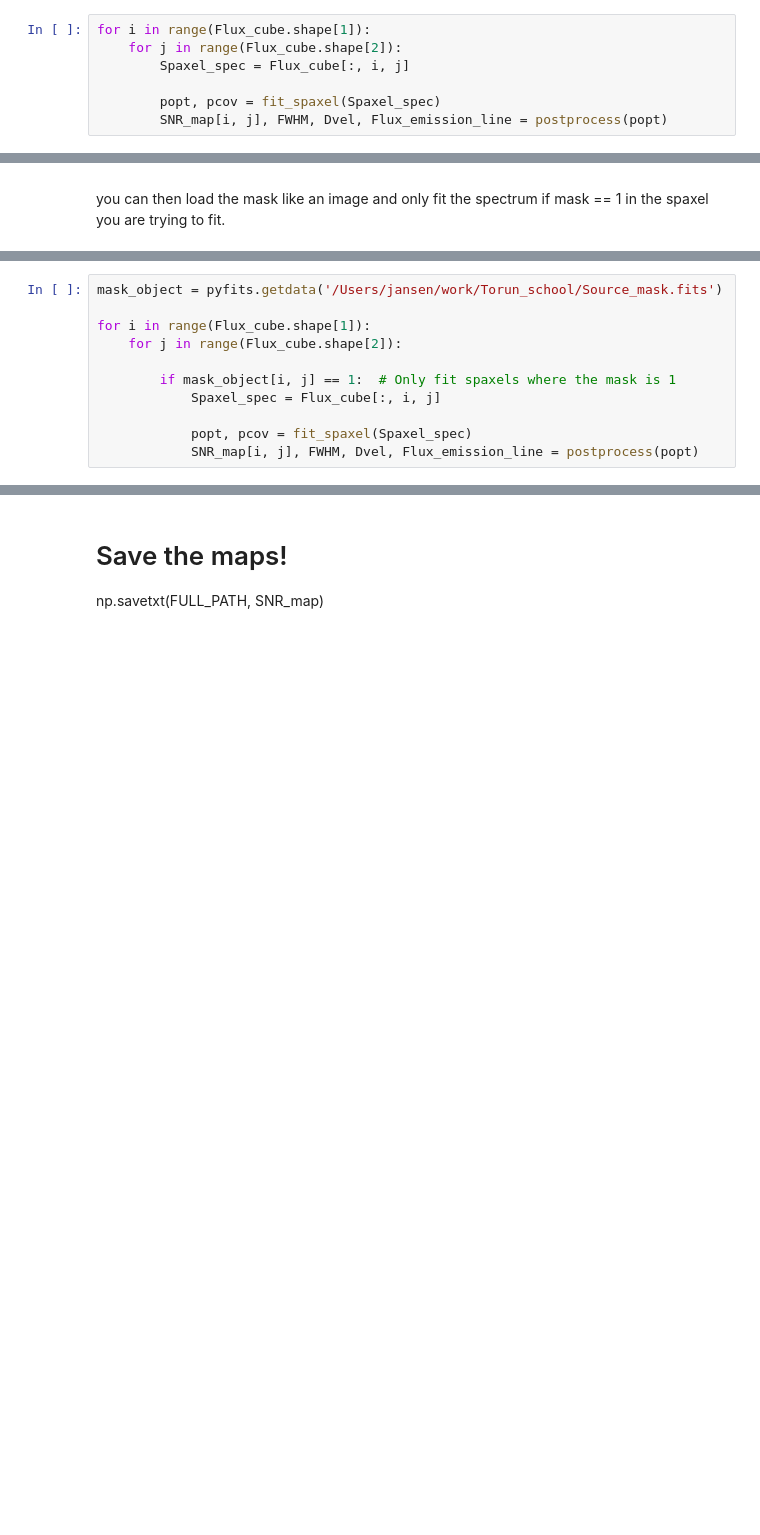
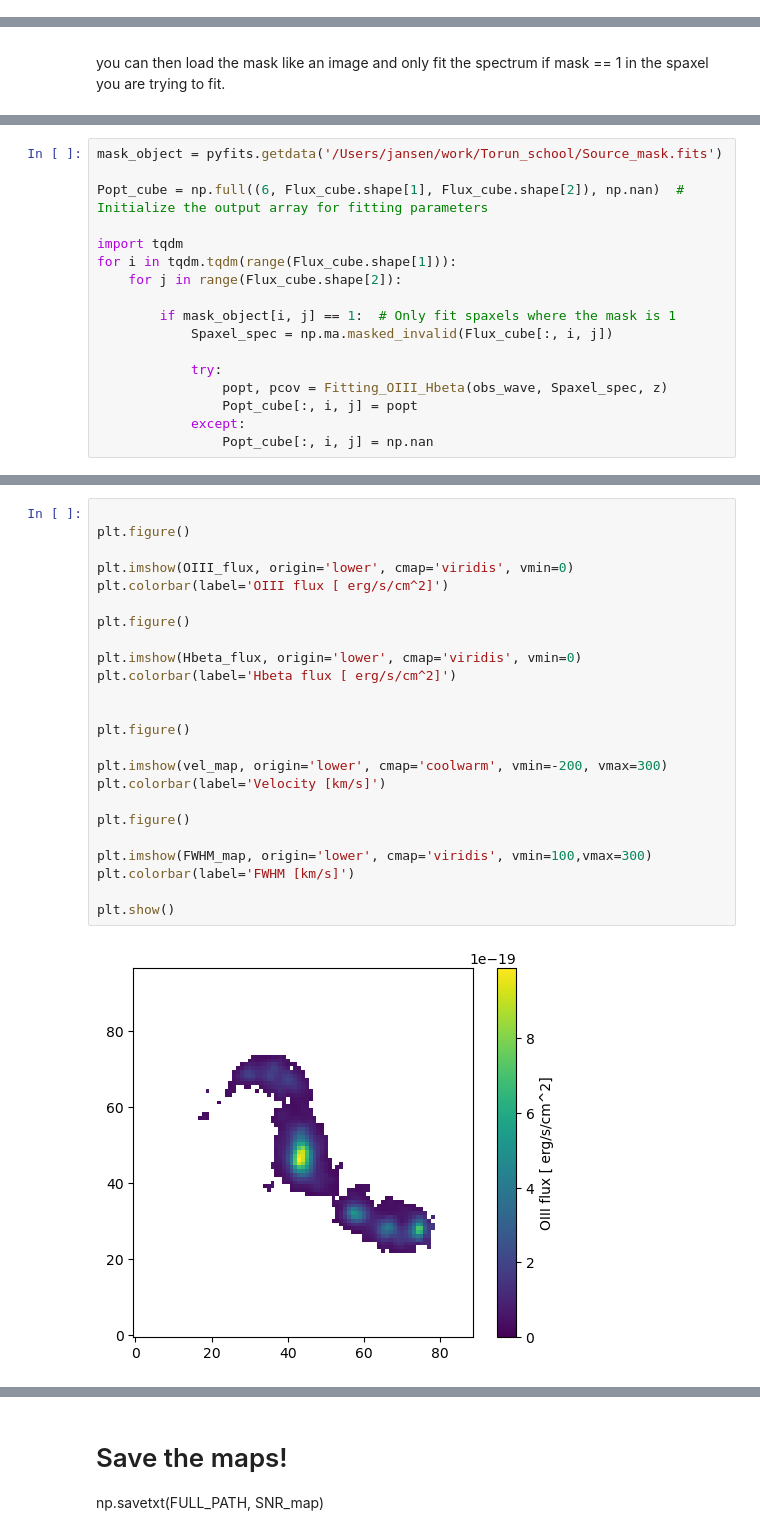
Before and after one commit to honzascholtz/Qubespec, a Jupyter notebook: Tutorial/Torun_school/5_Spaxel-by-spaxel_fitting.ipynb, the cells around one changed output, grey strips where cells are left out. Cells and saved outputs as stored; diff of their text form; blank space fills up the shorter version.

Commit message:
Spaxel-byspaxel solution

```diff
--- a/Tutorial/Torun_school/5_Spaxel-by-spaxel_fitting.ipynb
+++ b/Tutorial/Torun_school/5_Spaxel-by-spaxel_fitting.ipynb
@@ -170,13 +146,6 @@ SNR_map = np.full( Flux_cube.shape[1:], np.nan) # creates a 2D array of the shap
 # Create the rest:
 # %% [markdown]
 now in order to fit the entire cube you can just iterate over the full cube:
-# %%
-for i in range(Flux_cube.shape[1]):
-    for j in range(Flux_cube.shape[2]):
-        Spaxel_spec = Flux_cube[:, i, j]
-
-        popt, pcov = fit_spaxel(Spaxel_spec)
-        SNR_map[i, j], FWHM, Dvel, Flux_emission_line = postprocess(popt)
 # %% [markdown]
 However, this is very inefficent since a lot of the spaxel are empty, we know it based on the info we got from the QFitsView. We can try to something smart like create a Halpha map and try to only fit spaxel with SNR>3 mask. But that gets fiddly based on your detection algorithm (just like in broad band images), I like to create a mask in QFitsView and save the mask.
 
@@ -186,11 +239,17 @@ you can then load the mask like an image and only fit the spectrum if mask == 1
 # %%
 mask_object = pyfits.getdata('/Users/jansen/work/Torun_school/Source_mask.fits')
 
-for i in range(Flux_cube.shape[1]):
+Popt_cube = np.full((6, Flux_cube.shape[1], Flux_cube.shape[2]), np.nan)  # Initialize the output array for fitting parameters
+
+import tqdm
+for i in tqdm.tqdm(range(Flux_cube.shape[1])):
     for j in range(Flux_cube.shape[2]):
 
         if mask_object[i, j] == 1:  # Only fit spaxels where the mask is 1
-            Spaxel_spec = Flux_cube[:, i, j]
+            Spaxel_spec = np.ma.masked_invalid(Flux_cube[:, i, j])
 
-            popt, pcov = fit_spaxel(Spaxel_spec)
-            SNR_map[i, j], FWHM, Dvel, Flux_emission_line = postprocess(popt)
+            try:
+                popt, pcov = Fitting_OIII_Hbeta(obs_wave, Spaxel_spec, z)
+                Popt_cube[:, i, j] = popt
+            except:
+                Popt_cube[:, i, j] = np.nan
@@ -196,0 +285,26 @@ for i in range(Flux_cube.shape[1]):
+# %%
+
+plt.figure()
+
+plt.imshow(OIII_flux, origin='lower', cmap='viridis', vmin=0)
+plt.colorbar(label='OIII flux [ erg/s/cm^2]')
+
+plt.figure()
+
+plt.imshow(Hbeta_flux, origin='lower', cmap='viridis', vmin=0)
+plt.colorbar(label='Hbeta flux [ erg/s/cm^2]')
+
+
+plt.figure()
+
+plt.imshow(vel_map, origin='lower', cmap='coolwarm', vmin=-200, vmax=300)
+plt.colorbar(label='Velocity [km/s]')
+
+plt.figure()
+
+plt.imshow(FWHM_map, origin='lower', cmap='viridis', vmin=100,vmax=300)
+plt.colorbar(label='FWHM [km/s]')
+
+plt.show()
+# %% [output]
+[figure, added]
```
Also changed, not shown: parts of 4 cells of this notebook, 3 other files.
